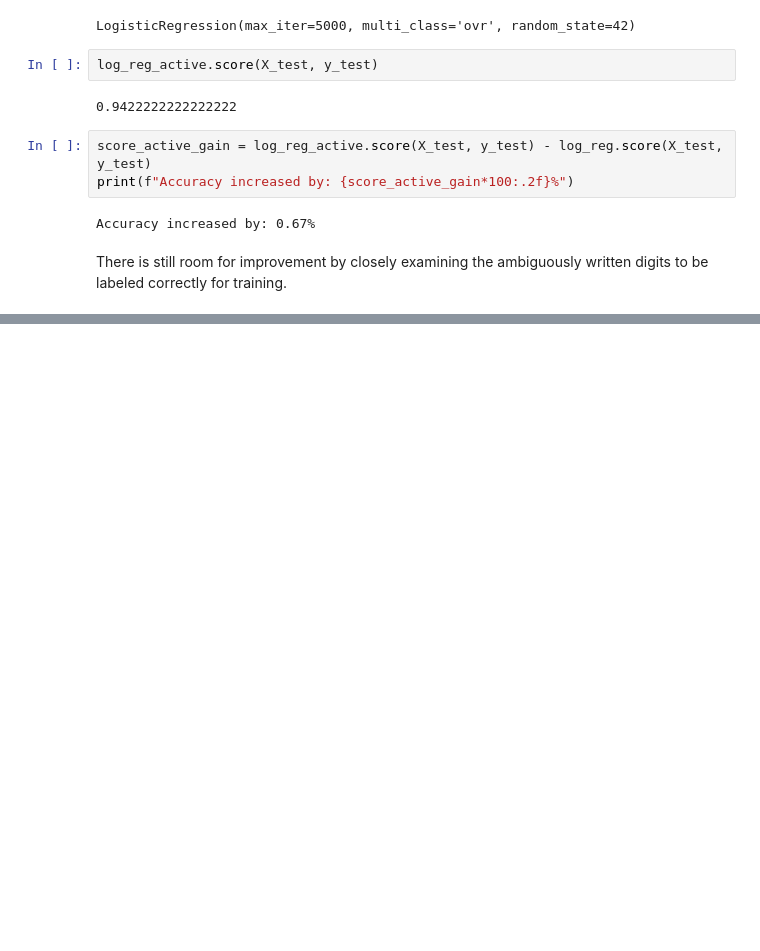
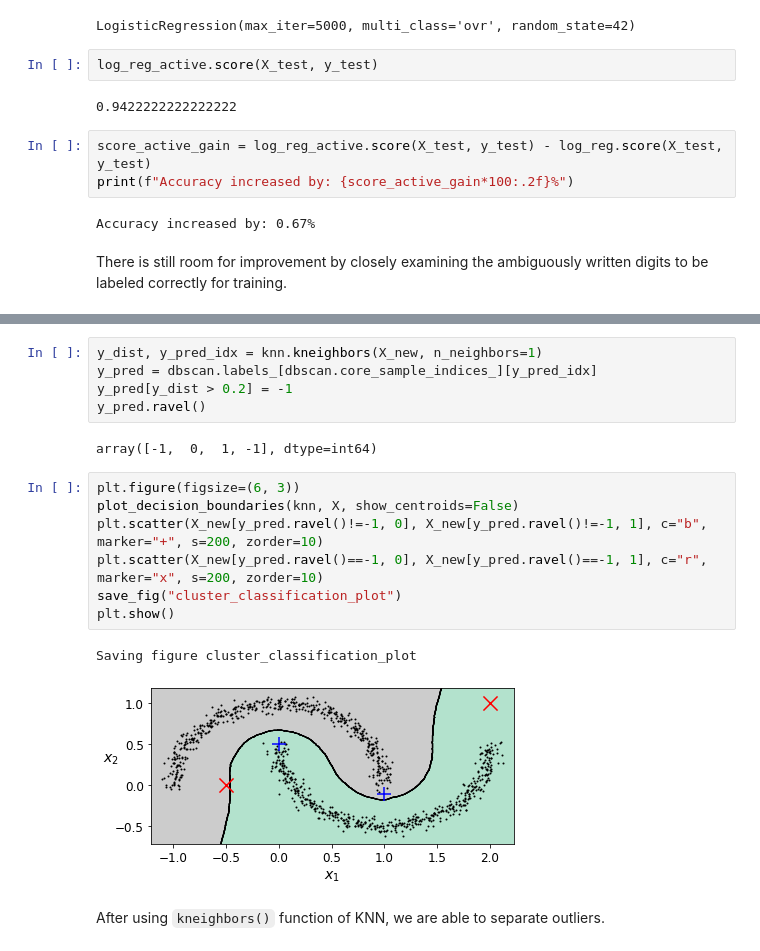
Before and after one commit to marts-dev/handsOnML, a Jupyter notebook: UnsupervisedLearningPractice.ipynb, the cells around one changed output, grey strips where cells are left out. Saved outputs shown, nothing was run; the diff lists cells and outputs as text; blank space fills up the shorter version.

```diff
--- a/UnsupervisedLearningPractice.ipynb
+++ b/UnsupervisedLearningPractice.ipynb
@@ -1165,0 +1309,19 @@ There is still room for improvement by closely examining the ambiguously written
+# %%
+y_dist, y_pred_idx = knn.kneighbors(X_new, n_neighbors=1)
+y_pred = dbscan.labels_[dbscan.core_sample_indices_][y_pred_idx]
+y_pred[y_dist > 0.2] = -1
+y_pred.ravel()
+# %% [output]
+array([-1,  0,  1, -1], dtype=int64)
+# %%
+plt.figure(figsize=(6, 3))
+plot_decision_boundaries(knn, X, show_centroids=False)
+plt.scatter(X_new[y_pred.ravel()!=-1, 0], X_new[y_pred.ravel()!=-1, 1], c="b", marker="+", s=200, zorder=10)
+plt.scatter(X_new[y_pred.ravel()==-1, 0], X_new[y_pred.ravel()==-1, 1], c="r", marker="x", s=200, zorder=10)
+save_fig("cluster_classification_plot")
+plt.show()
+# %% [output]
+Saving figure cluster_classification_plot
+[figure, added]
+# %% [markdown]
+After using `kneighbors()` function of KNN, we are able to separate outliers.
```
Also changed, not shown: parts of 26 cells of this notebook.
